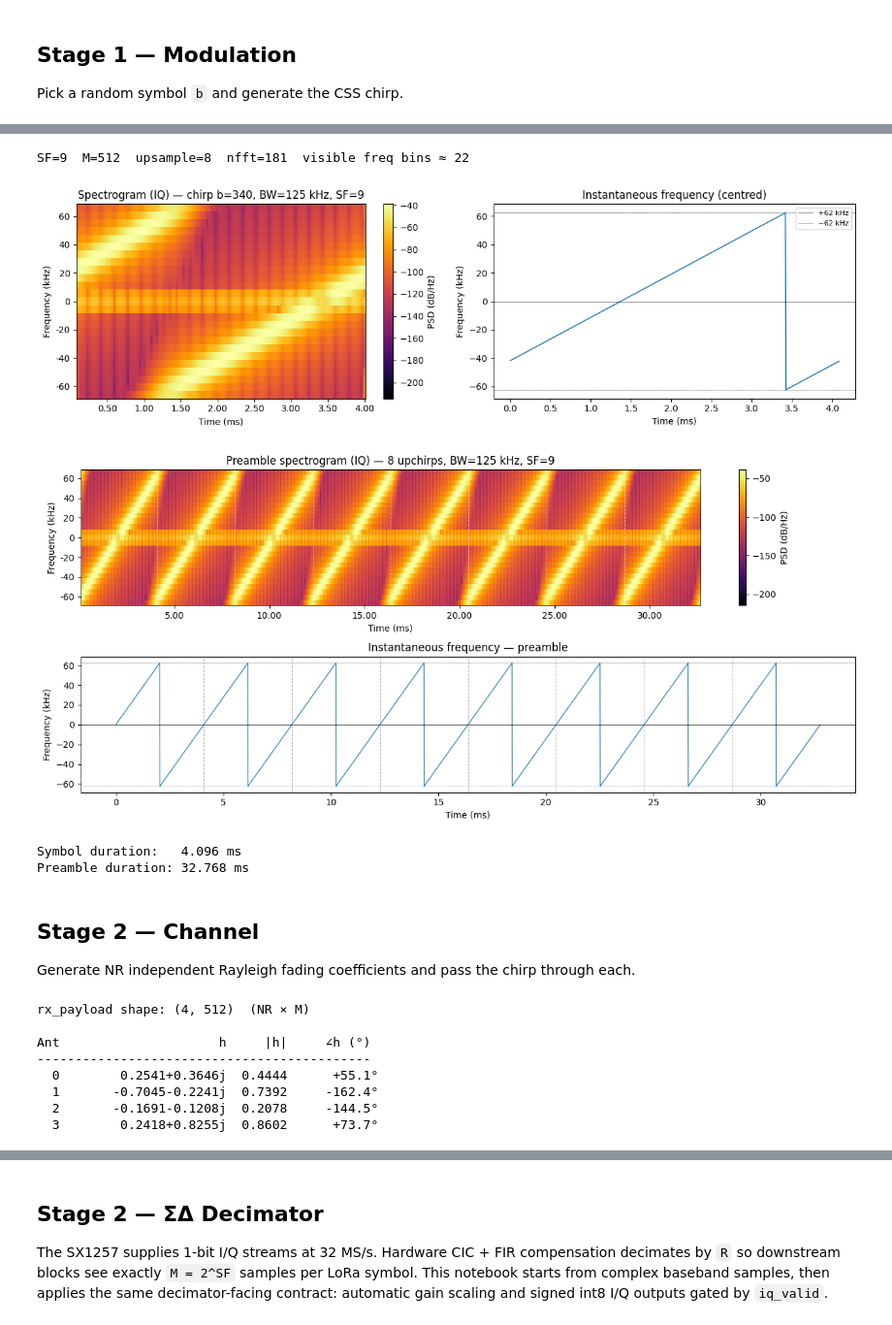
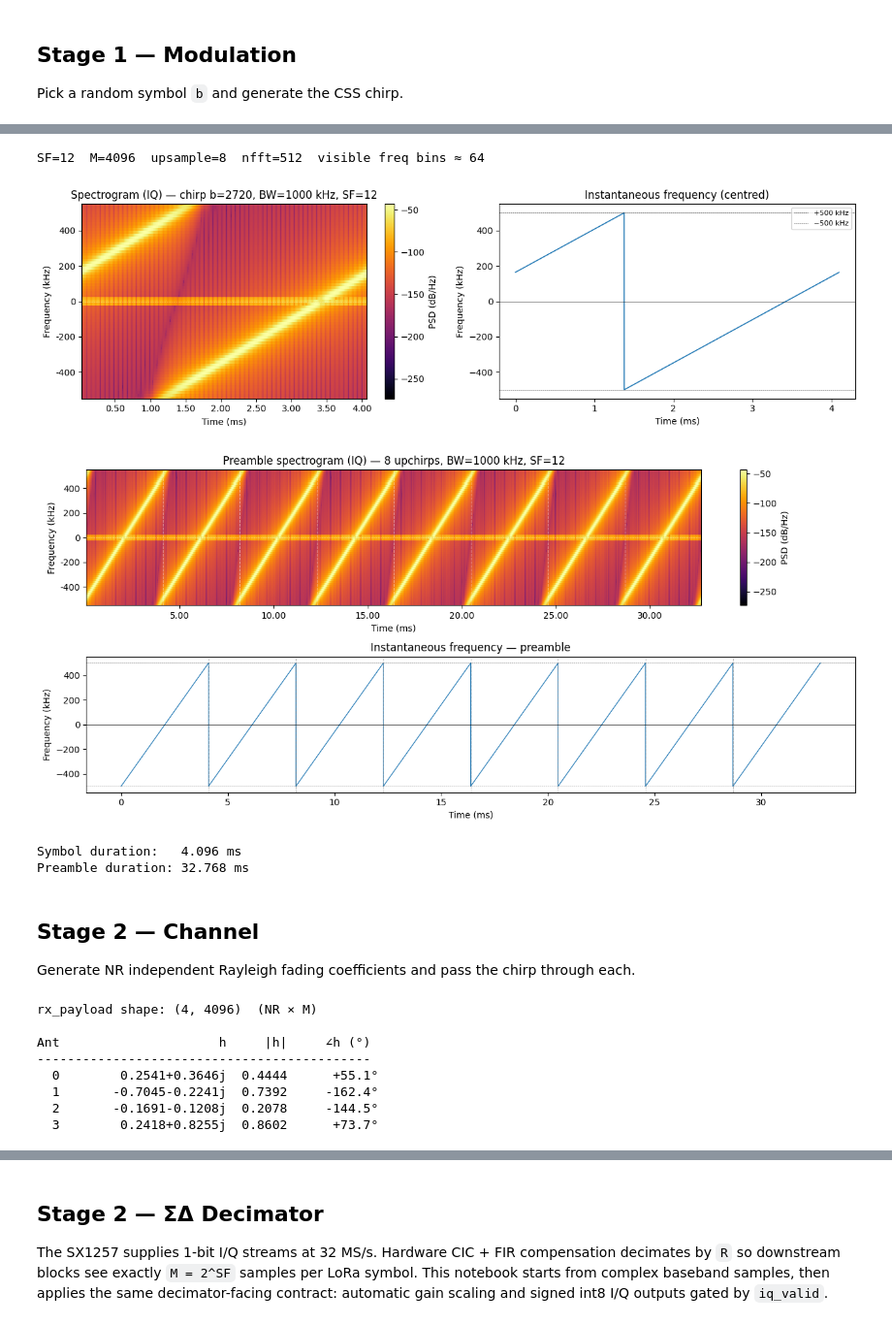
Before and after one commit to Sheffield-Chip-Design-Team/chipathon-2026, a Jupyter notebook: lora-mimo/sim/notebooks/01_dsp_chain_walkthrough.ipynb, the cells around one changed output, grey strips where cells are left out. Shown at 97% size. Drawn from its saved outputs; the diff is of its cells as text; code cells hidden in the pictures.

```diff
--- a/lora-mimo/sim/notebooks/01_dsp_chain_walkthrough.ipynb
+++ b/lora-mimo/sim/notebooks/01_dsp_chain_walkthrough.ipynb
@@ -30,13 +30,13 @@ rng = np.random.default_rng(41)
 np.random.seed(41)  # models use np.random directly
 
 # --- Parameters ---
-SF  = 9
+SF  = 12         # Spreading Factor
 M   = 2 ** SF   # chips per symbol
 NR  = 4         # receive antennas
 NT  = 1         # Mode 1: one transmitted LoRa stream, MRC output
 
 ADC_FS = 32e6   # SX1257 1-bit ΣΔ ADC rate
-BW  = 125e3     # LoRa bandwidth / decimated complex sample rate
+BW  = 1000e3     # LoRa bandwidth / decimated complex sample rate
 DECIM_TABLE = {
     1000e3: {'cfg': 0x00, 'ratio': 32},
     500e3:  {'cfg': 0x01, 'ratio': 64},
@@ -50,7 +50,7 @@ Fs = BW
 OSR = DECIM_RATIO
 BIN_HZ = BW / M
 
-SNR_DB = -5.0
+SNR_DB = -15.0
 N0  = 10 ** (-SNR_DB / 10)
 N_PREAMBLE = 8
 SC_THRESHOLD = 0.90
@@ -141,36 +190,37 @@ def plot_specgram(ax, sig, nfft=None, noverlap=None, fs=Fs, upsample=8, **kwargs
     # 10% padding so the ±BW/2 chirp edge doesn't touch the axis boundary
     ax.set_ylim(-fs / 2 * 1.1, fs / 2 * 1.1)
     ax.axhline(0, color='white', lw=0.5, linestyle='--', alpha=0.4)
     ax.xaxis.set_major_formatter(plt.FuncFormatter(ms))
     ax.yaxis.set_major_formatter(plt.FuncFormatter(khz))
     ax.set_xlabel('Time (ms)')
     ax.set_ylabel('Frequency (kHz)')
     return im
 
 nfft_used = max(16, int(8 * M ** 0.5))
 print(f'SF={SF}  M={M}  upsample=8  nfft={nfft_used}  visible freq bins ≈ {nfft_used // 8}')
 
 fig, axes = plt.subplots(1, 2, figsize=(13, 4))
 
 im = plot_specgram(axes[0], s, fs=Fs)
 axes[0].set_title(f'Spectrogram (IQ) — chirp b={b_tx}, BW={BW/1e3:.0f} kHz, SF={SF}')
 fig.colorbar(im, ax=axes[0], label='PSD (dB/Hz)')
 
-inst_freq = np.angle(s[1:] * np.conj(s[:-1])) / (2 * np.pi) * Fs
+s_centered = s * np.exp(-1j * np.pi * np.arange(len(s)))
+inst_freq = np.angle(s_centered[1:] * np.conj(s_centered[:-1])) / (2 * np.pi) * Fs
 axes[1].plot(np.arange(M - 1) / Fs * 1e3, inst_freq / 1e3, lw=1.2)
 axes[1].set_title('Instantaneous frequency (centred)')
 axes[1].set_xlabel('Time (ms)')
 axes[1].set_ylabel('Frequency (kHz)')
 axes[1].axhline( BW/2e3, color='k', lw=0.4, linestyle='--', label=f'+{BW/2e3:.0f} kHz')
 axes[1].axhline(-BW/2e3, color='k', lw=0.4, linestyle='--', label=f'−{BW/2e3:.0f} kHz')
 axes[1].axhline(0, color='k', lw=0.4)
 axes[1].legend(fontsize=8)
 
 plt.tight_layout()
 plt.show()
 # %% [output]
-SF=9  M=512  upsample=8  nfft=181  visible freq bins ≈ 22
+SF=12  M=4096  upsample=8  nfft=512  visible freq bins ≈ 64
-[figure, old version]
+[figure, new version]
 # %%
 
 preamble = np.tile(upchirp(M), N_PREAMBLE)  # 8 × M chips
@@ -184,8 +234,9 @@ for k in range(1, N_PREAMBLE):
 axes[0].set_title(f'Preamble spectrogram (IQ) — {N_PREAMBLE} upchirps, BW={BW/1e3:.0f} kHz, SF={SF}')
 fig.colorbar(im, ax=axes[0], label='PSD (dB/Hz)')
 
+preamble_centered = preamble * np.exp(-1j * np.pi * np.arange(len(preamble)))
 t_pre          = np.arange(len(preamble) - 1) / Fs * 1e3
-inst_freq_pre  = np.angle(preamble[1:] * np.conj(preamble[:-1])) / (2 * np.pi) * Fs
+inst_freq_pre  = np.angle(preamble_centered[1:] * np.conj(preamble_centered[:-1])) / (2 * np.pi) * Fs
 axes[1].plot(t_pre, inst_freq_pre / 1e3, lw=0.9)
 axes[1].set_title('Instantaneous frequency — preamble')
 axes[1].set_xlabel('Time (ms)')
@@ -203,7 +254,7 @@ symbol_duration_ms = M / Fs * 1e3
 print(f'Symbol duration:   {symbol_duration_ms:.3f} ms')
 print(f'Preamble duration: {N_PREAMBLE * symbol_duration_ms:.3f} ms')
 # %% [output]
-[figure, old version]
+[figure, new version]
 Symbol duration:   4.096 ms
 Preamble duration: 32.768 ms
 # %% [markdown]
@@ -219,7 +270,7 @@ print('-' * 44)
 for j, hj in enumerate(h_true):
     print(f'  {j}  {hj:>20.4f}  {abs(hj):>6.4f}  {np.degrees(np.angle(hj)):>+9.1f}°')
 # %% [output]
-rx_payload shape: (4, 512)  (NR × M)
+rx_payload shape: (4, 4096)  (NR × M)
 
 Ant                     h     |h|     ∠h (°)
 --------------------------------------------
```
Also changed, not shown: parts of 20 cells of this notebook, 26 other files.
